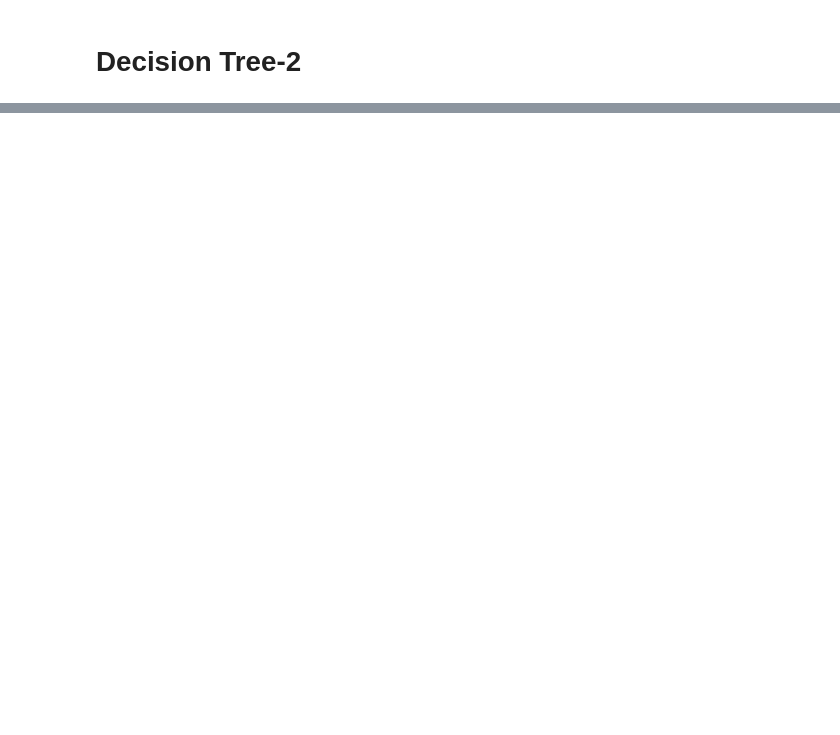
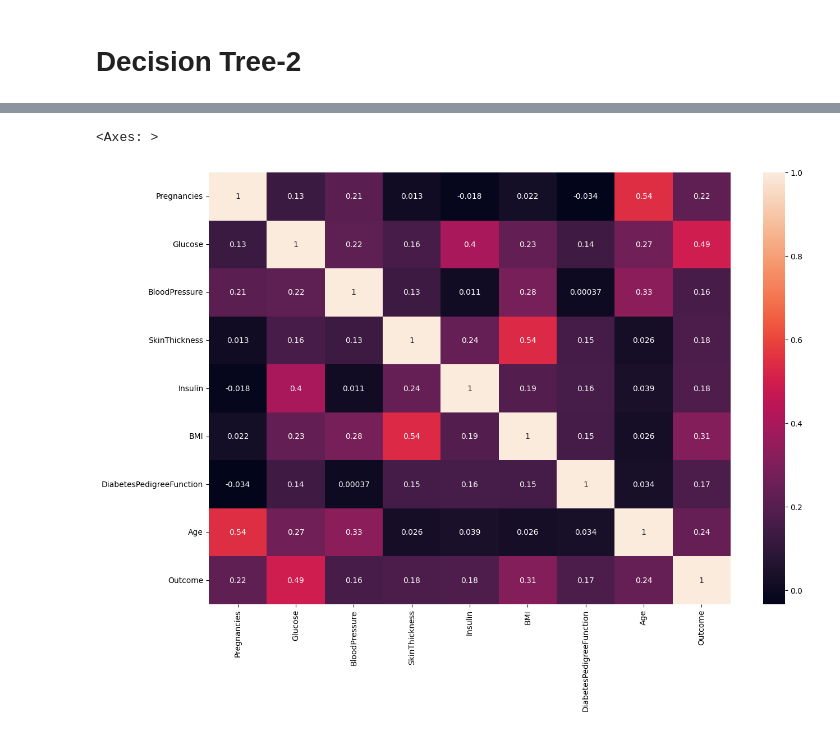
Before and after one commit to piidus/data_science, a Jupyter notebook: Machine_Learning/Decision Tree-2_05-apr.ipynb, the cells around one changed output, grey strips where cells are left out. Drawn from its saved outputs; the diff is of its cells as text; code cells hidden in the pictures; blank space fills up the shorter version.

```diff
--- a/Machine_Learning/Decision Tree-2_05-apr.ipynb
+++ b/Machine_Learning/Decision Tree-2_05-apr.ipynb
@@ -46,0 +28,3 @@ risks.
+# %%
+df = pd.read_csv(filepath_or_buffer='https://raw.githubusercontent.com/piidus/data_science/main/dataset/diabetes.csv')
+df.head()
@@ -46,0 +64,7 @@ risks.
+# %%
+plot.figure(figsize = (15,10))
+corr = df.corr()
+sns.heatmap(corr,annot=True)
+# %% [output]
+<Axes: >
+[figure, added]
```
Also changed, not shown: parts of 31 cells of this notebook.
